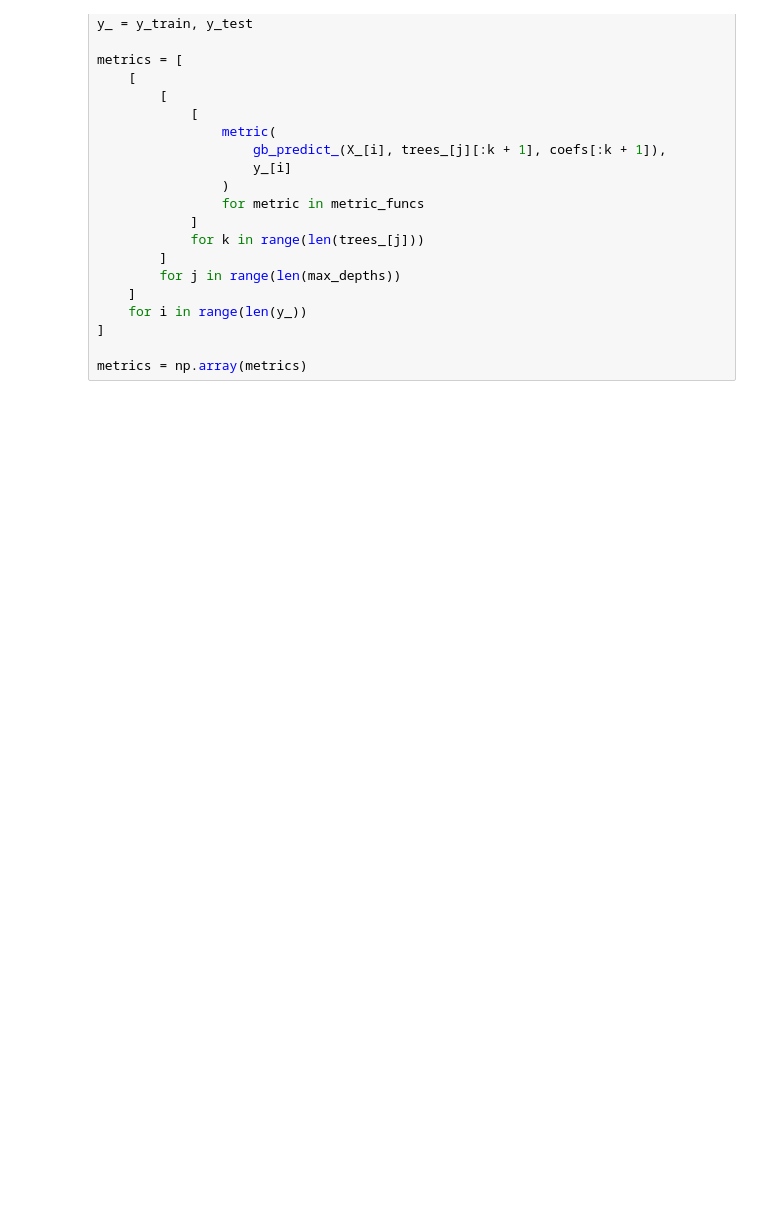
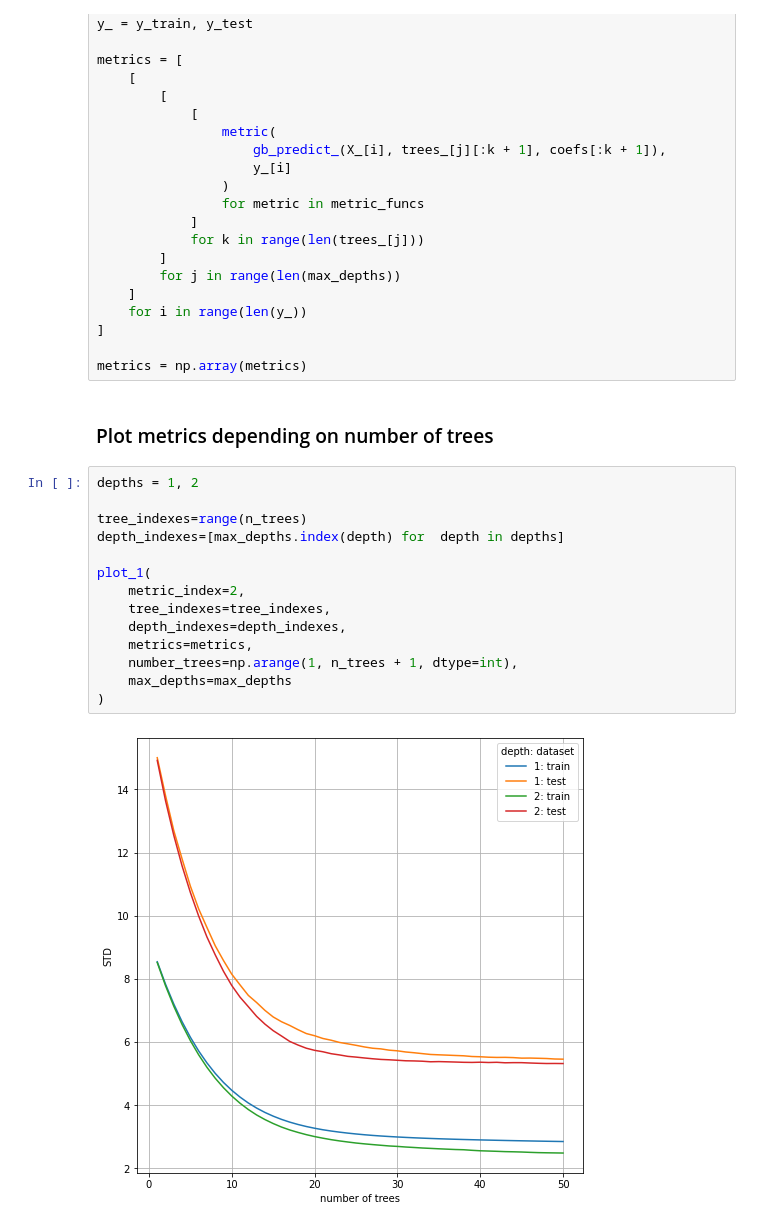
Before and after one commit to telis5/geekbrains_data_algorithms, a Jupyter notebook: lesson_6/problem_1.ipynb, the cells around one changed output. Cells and saved outputs as stored; diff of their text form; blank space fills up the shorter version.

```diff
--- a/lesson_6/problem_1.ipynb
+++ b/lesson_6/problem_1.ipynb
@@ -81,3 +81,21 @@ metrics = [
 ]
 
 metrics = np.array(metrics)
+# %% [markdown]
+### Plot metrics depending on number of trees
+# %%
+depths = 1, 2
+
+tree_indexes=range(n_trees)
+depth_indexes=[max_depths.index(depth) for  depth in depths]
+
+plot_1(
+    metric_index=2,
+    tree_indexes=tree_indexes,
+    depth_indexes=depth_indexes,
+    metrics=metrics,
+    number_trees=np.arange(1, n_trees + 1, dtype=int),
+    max_depths=max_depths
+)
+# %% [output]
+[figure, added]
```
Also changed, not shown: parts of 10 cells of this notebook, 3 other files.
